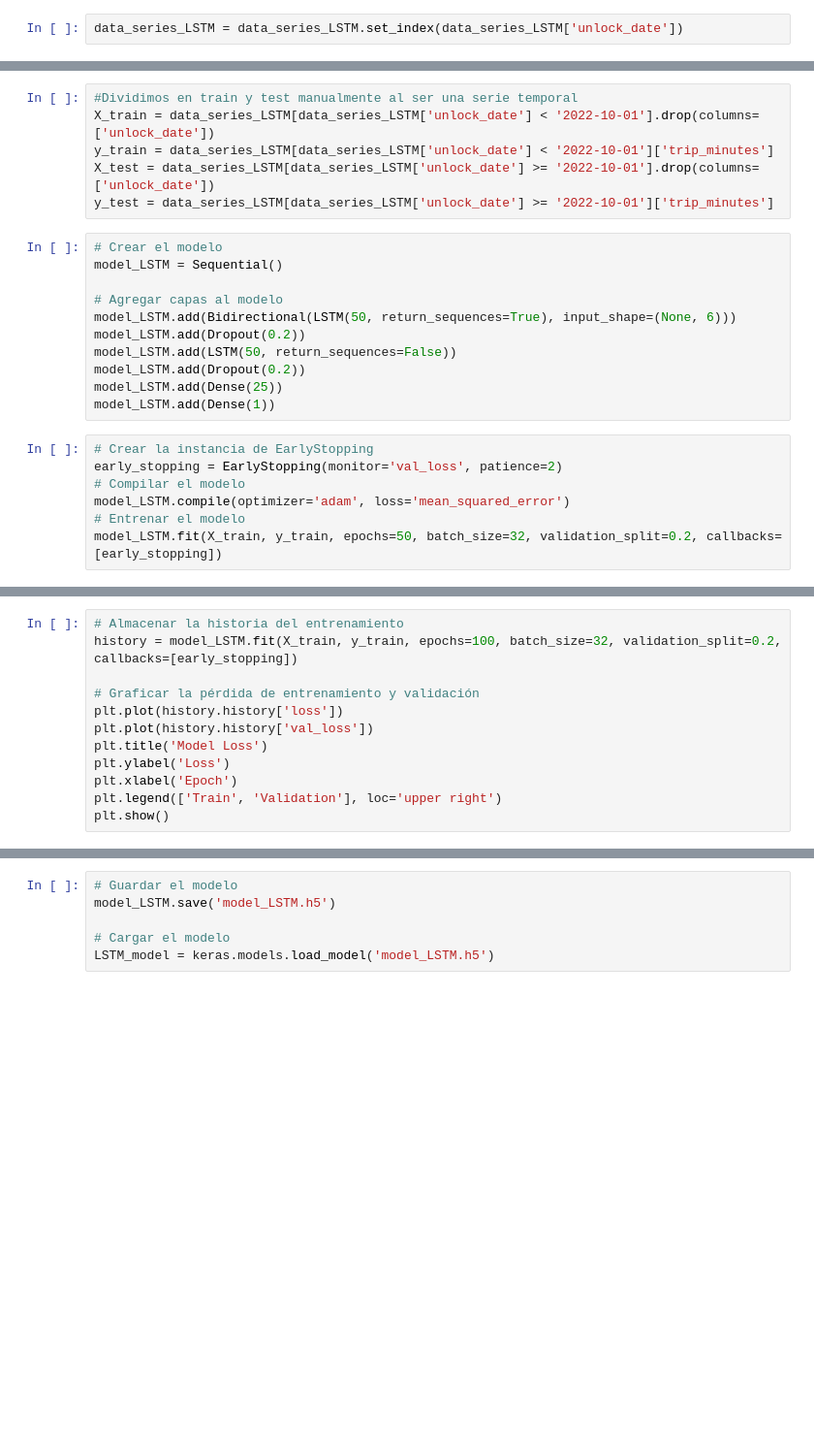
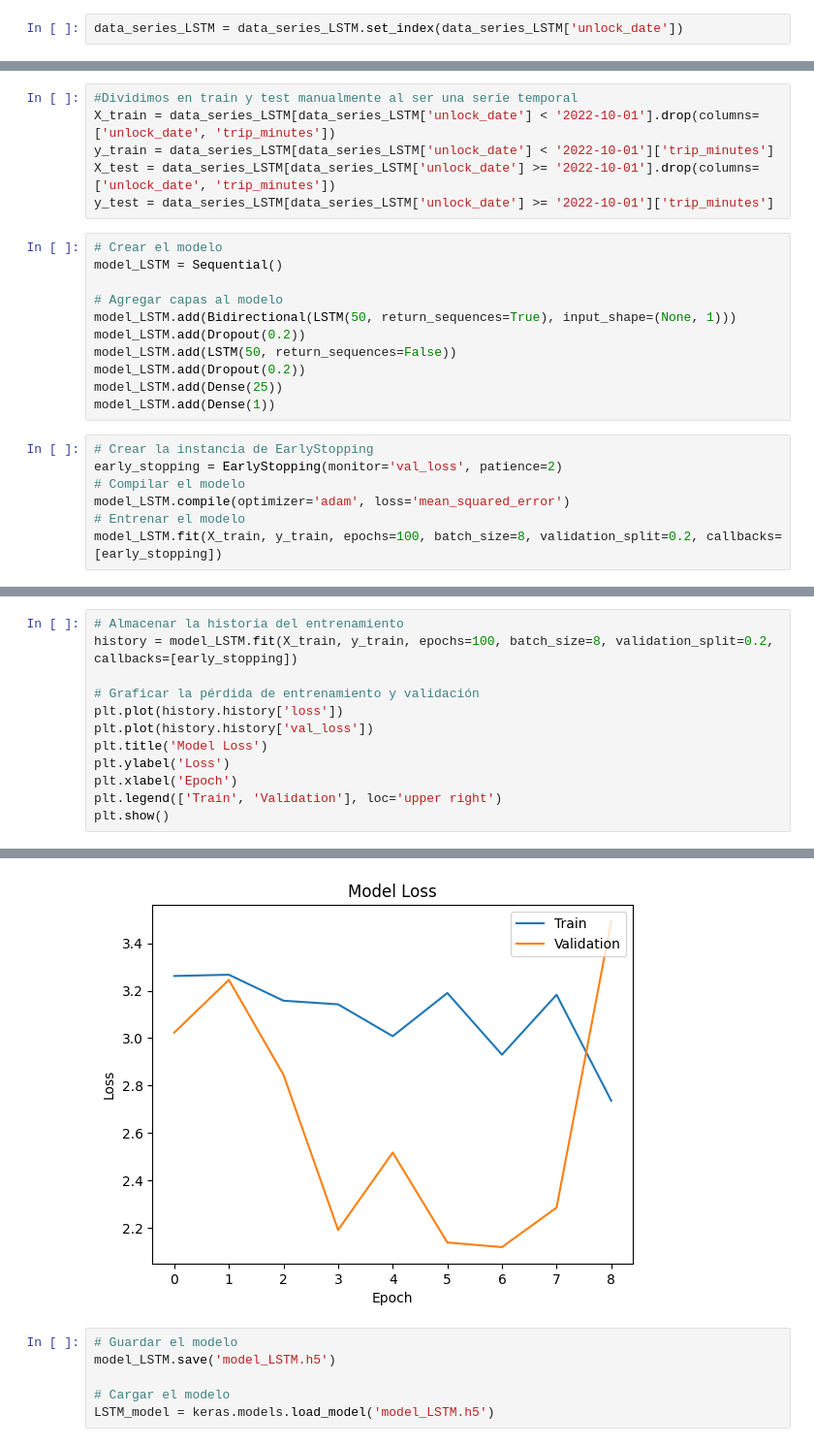
Before and after one commit to Proyect-Final-4Geeks-RJ/BiciMad_4geeks_ML, a Jupyter notebook: src/models_2.ipynb, the cells around one changed output, grey strips where cells are left out. Shown at 97% size. Drawn from its saved outputs; the diff is of its cells as text; blank space fills up the shorter version.

Commit message:
LSTM finish

```diff
--- a/src/models_2.ipynb
+++ b/src/models_2.ipynb
@@ -46,15 +62,15 @@ data_series_LSTM.info()
 # %%
 #Dividimos en train y test manualmente al ser una serie temporal
-X_train = data_series_LSTM[data_series_LSTM['unlock_date'] < '2022-10-01'].drop(columns=['unlock_date'])
+X_train = data_series_LSTM[data_series_LSTM['unlock_date'] < '2022-10-01'].drop(columns=['unlock_date', 'trip_minutes'])
 y_train = data_series_LSTM[data_series_LSTM['unlock_date'] < '2022-10-01']['trip_minutes']
-X_test = data_series_LSTM[data_series_LSTM['unlock_date'] >= '2022-10-01'].drop(columns=['unlock_date'])
+X_test = data_series_LSTM[data_series_LSTM['unlock_date'] >= '2022-10-01'].drop(columns=['unlock_date', 'trip_minutes'])
 y_test = data_series_LSTM[data_series_LSTM['unlock_date'] >= '2022-10-01']['trip_minutes']
 # %%
 # Crear el modelo
 model_LSTM = Sequential()
 
 # Agregar capas al modelo
-model_LSTM.add(Bidirectional(LSTM(50, return_sequences=True), input_shape=(None, 6)))
+model_LSTM.add(Bidirectional(LSTM(50, return_sequences=True), input_shape=(None, 1)))
 model_LSTM.add(Dropout(0.2))
 model_LSTM.add(LSTM(50, return_sequences=False))
 model_LSTM.add(Dropout(0.2))
@@ -66,4 +82,4 @@ early_stopping = EarlyStopping(monitor='val_loss', patience=2)
 # Compilar el modelo
 model_LSTM.compile(optimizer='adam', loss='mean_squared_error')
 # Entrenar el modelo
-model_LSTM.fit(X_train, y_train, epochs=50, batch_size=32, validation_split=0.2, callbacks=[early_stopping])
+model_LSTM.fit(X_train, y_train, epochs=100, batch_size=8, validation_split=0.2, callbacks=[early_stopping])
@@ -76,6 +105,6 @@ print(f'Train Loss: {train_loss}, Test Loss: {test_loss}')
 # %%
 # Almacenar la historia del entrenamiento
-history = model_LSTM.fit(X_train, y_train, epochs=100, batch_size=32, validation_split=0.2, callbacks=[early_stopping])
+history = model_LSTM.fit(X_train, y_train, epochs=100, batch_size=8, validation_split=0.2, callbacks=[early_stopping])
 
 # Graficar la pérdida de entrenamiento y validación
 plt.plot(history.history['loss'])
@@ -85,3 +114,4 @@ plt.ylabel('Loss')
 plt.xlabel('Epoch')
 plt.legend(['Train', 'Validation'], loc='upper right')
 plt.show()
+# %% [output]
@@ -88,3 +135,4 @@ plt.show()
+[figure, added]
 # %%
 # Guardar el modelo
 model_LSTM.save('model_LSTM.h5')
```
Also changed, not shown: parts of 7 cells of this notebook, 1 other file.
